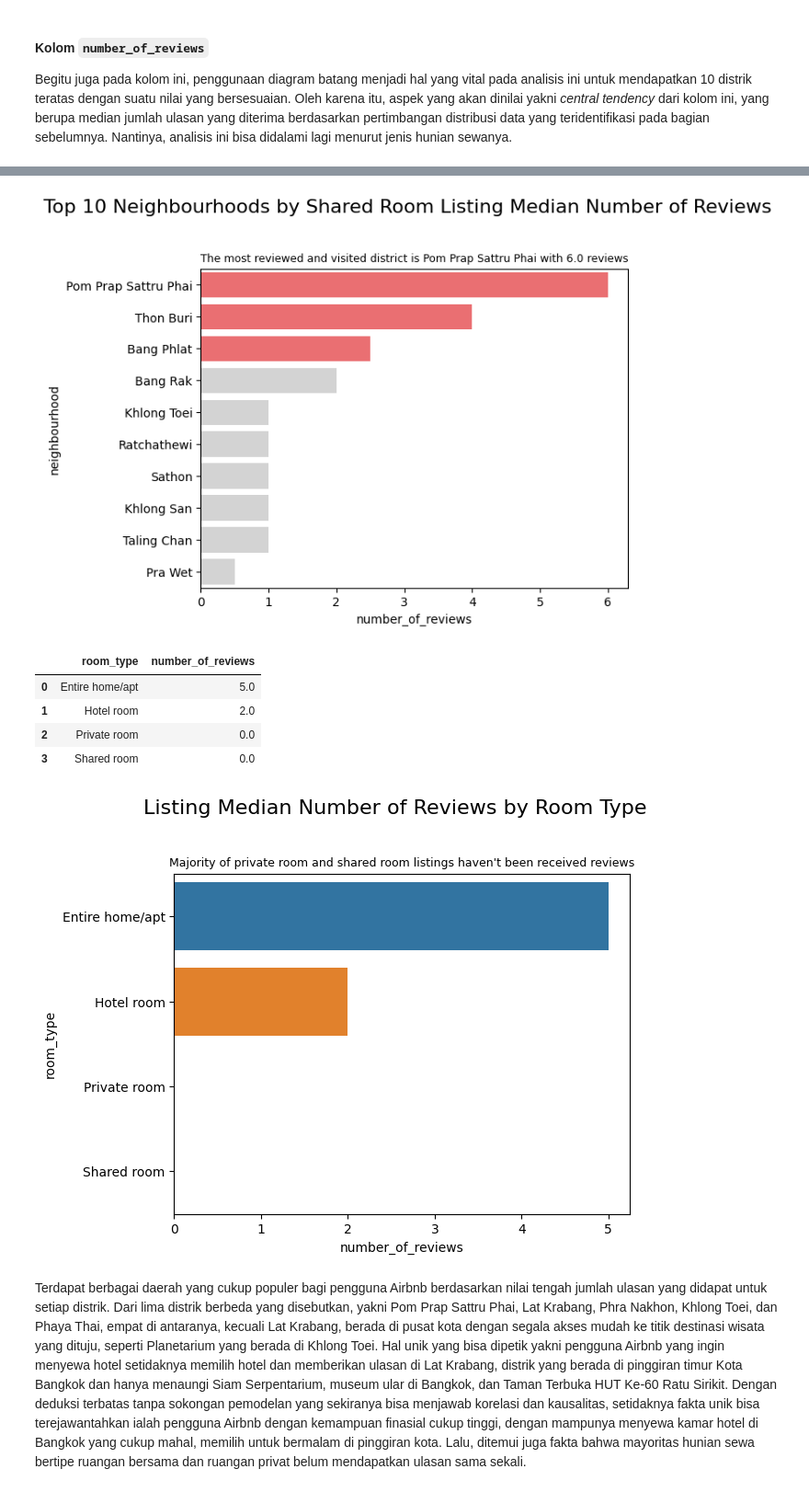
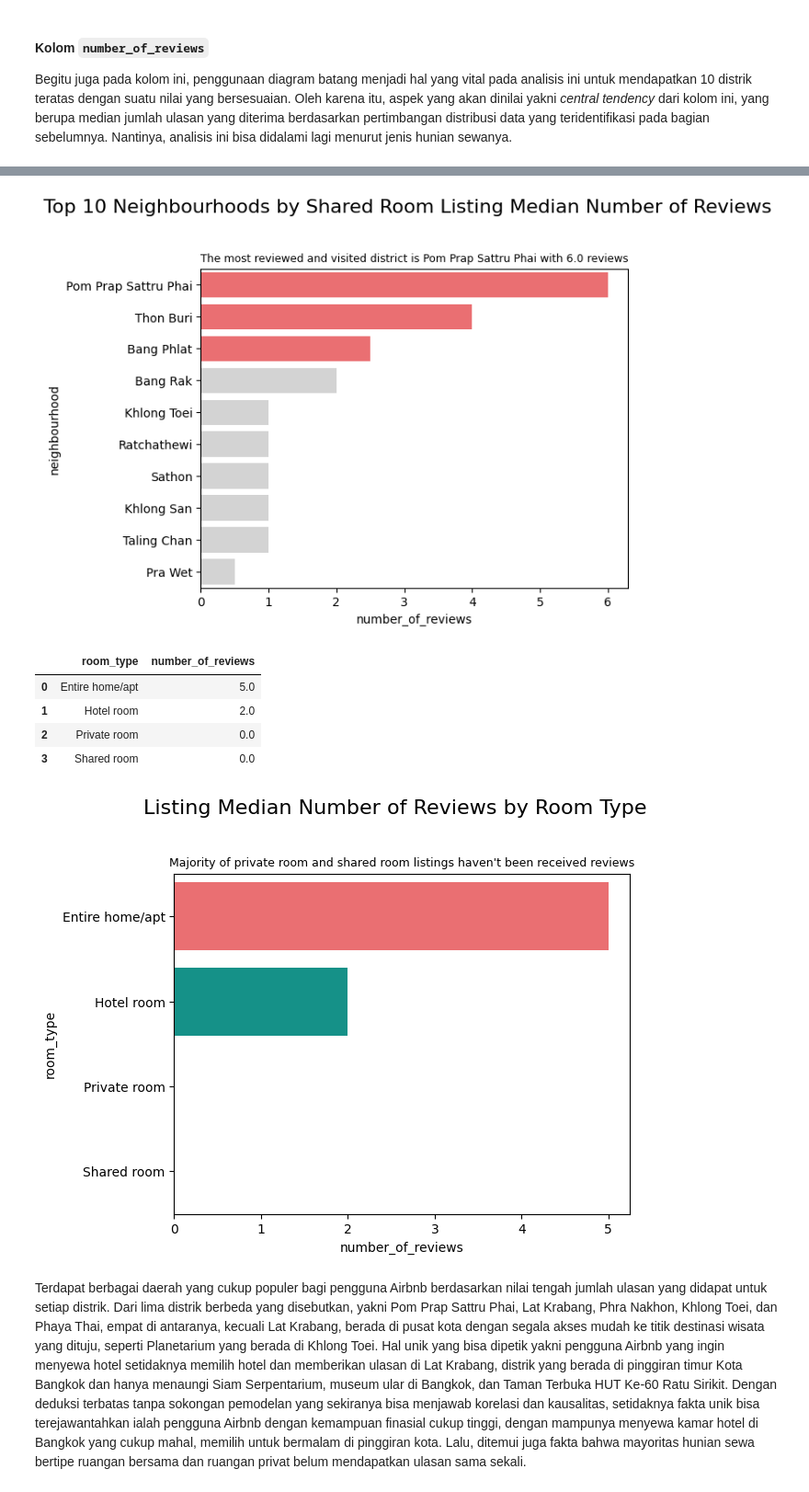
Before and after one commit to mrarvandy/capstone-project-module-2-jcdsol-016, a Jupyter notebook: data-analysis.ipynb, the cells around one changed output, grey strips where cells are left out. Shown at 92% size. Cells and saved outputs as stored; diff of their text form; code cells hidden in the pictures.

```diff
--- a/data-analysis.ipynb
+++ b/data-analysis.ipynb
@@ -1347,7 +1347,7 @@ for i in range(len(roomTypeList)):
 df_review = df.groupby(['room_type'])['number_of_reviews'].median().reset_index().sort_values(by = 'number_of_reviews', ascending = False)
 display(df_review)
 
-sns.barplot(data = df_review, y = 'room_type', x = 'number_of_reviews', order = df_review.sort_values(by = 'number_of_reviews', ascending = False).room_type, hue = 'room_type')
+sns.barplot(data = df_review, y = 'room_type', x = 'number_of_reviews', order = df_review.sort_values(by = 'number_of_reviews', ascending = False).room_type, hue = 'room_type', palette = ['#FF5A5F', '#00A699', '#FC642D', '#484848'])
 plt.suptitle(f'Listing Median Number of Reviews by Room Type', y = 1.05, fontsize = 16)
 plt.title("Majority of private room and shared room listings haven't been received reviews", wrap = True, horizontalalignment = 'center', fontsize = 9)
 plt.show()
@@ -1390,34 +1390,34 @@ plt.show()
 [figure]
 |  | neighbourhood | number_of_reviews |
 | 0 | Lat Krabang | 28.0 |
 | 1 | Suanluang | 15.0 |
 | 2 | Phaya Thai | 10.5 |
 | 3 | Pom Prap Sattru Phai | 9.0 |
 | 4 | Thon Buri | 7.0 |
 | 5 | Khlong Toei | 6.0 |
 | 6 | Pra Wet | 5.0 |
 | 7 | Ratchathewi | 5.0 |
 | 8 | Don Mueang | 4.0 |
 | 9 | Bang Kapi | 4.0 |
 [figure]
 |  | neighbourhood | number_of_reviews |
 | 0 | Pom Prap Sattru Phai | 6.0 |
 | 1 | Thon Buri | 4.0 |
 | 2 | Bang Phlat | 2.5 |
 | 3 | Bang Rak | 2.0 |
 | 4 | Khlong Toei | 1.0 |
 | 5 | Ratchathewi | 1.0 |
 | 6 | Sathon | 1.0 |
 | 7 | Khlong San | 1.0 |
 | 8 | Taling Chan | 1.0 |
 | 9 | Pra Wet | 0.5 |
 [figure]
 |  | room_type | number_of_reviews |
 | 0 | Entire home/apt | 5.0 |
 | 1 | Hotel room | 2.0 |
 | 2 | Private room | 0.0 |
 | 3 | Shared room | 0.0 |
-[figure, old version]
+[figure, new version]
 # %% [markdown]
 Terdapat berbagai daerah yang cukup populer bagi pengguna Airbnb berdasarkan nilai tengah jumlah ulasan yang didapat untuk setiap distrik. Dari lima distrik berbeda yang disebutkan, yakni Pom Prap Sattru Phai, Lat Krabang, Phra Nakhon, Khlong Toei, dan Phaya Thai, empat di antaranya, kecuali Lat Krabang, berada di pusat kota dengan segala akses mudah ke titik destinasi wisata yang dituju, seperti Planetarium yang berada di Khlong Toei. Hal unik yang bisa dipetik yakni pengguna Airbnb yang ingin menyewa hotel setidaknya memilih hotel dan memberikan ulasan di Lat Krabang, distrik yang berada di pinggiran timur Kota Bangkok dan hanya menaungi Siam Serpentarium, museum ular di Bangkok, dan Taman Terbuka HUT Ke-60 Ratu Sirikit. Dengan deduksi terbatas tanpa sokongan pemodelan yang sekiranya bisa menjawab korelasi dan kausalitas, setidaknya fakta unik bisa terejawantahkan ialah pengguna Airbnb dengan kemampuan finasial cukup tinggi, dengan mampunya menyewa kamar hotel di Bangkok yang cukup mahal, memilih untuk bermalam di pinggiran kota. Lalu, ditemui juga fakta bahwa mayoritas hunian sewa bertipe ruangan bersama dan ruangan privat belum mendapatkan ulasan sama sekali.
 # %% [markdown]
```
Also changed, not shown: parts of 4 cells of this notebook.
